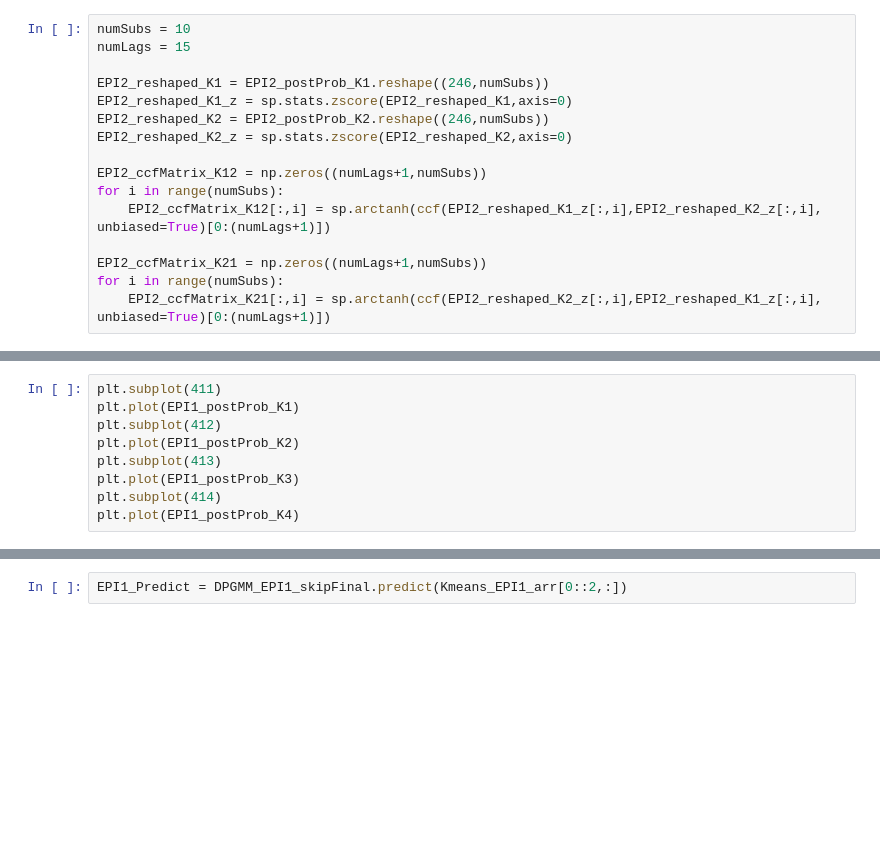
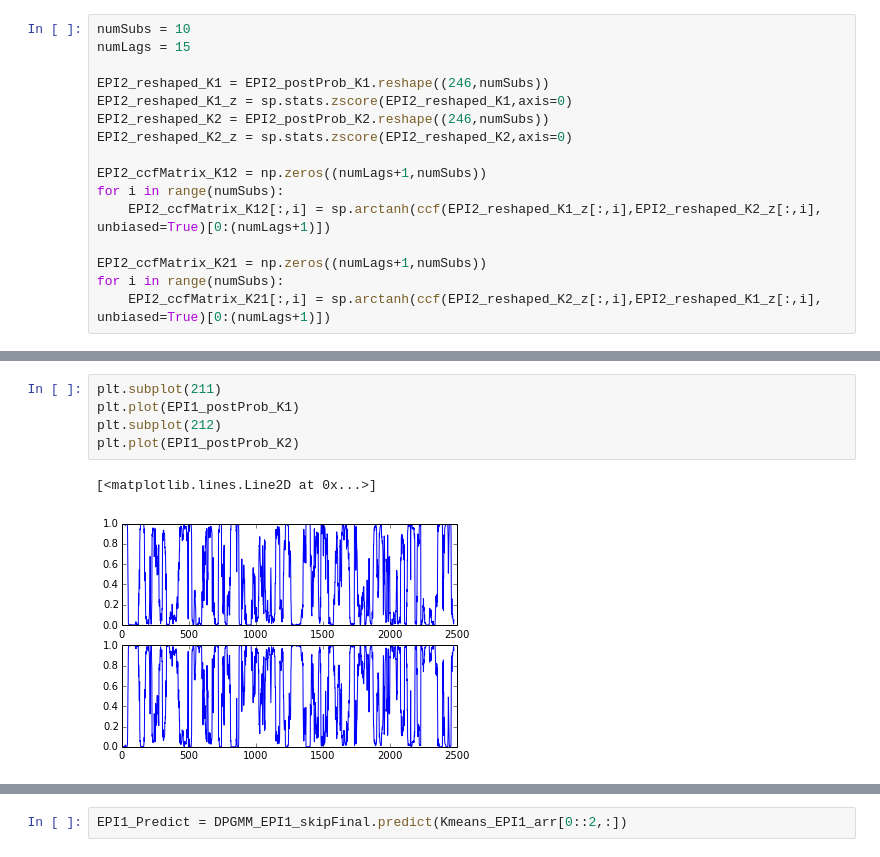
Before and after one commit to JAStark/NeuroImaging_Viz_Project, a Jupyter notebook: data/DPGMM.ipynb, the cells around one changed output, grey strips where cells are left out. Saved outputs shown, nothing was run; the diff lists cells and outputs as text; blank space fills up the shorter version.

```diff
--- a/data/DPGMM.ipynb
+++ b/data/DPGMM.ipynb
@@ -574,9 +790,8 @@ plt.plot(np.mean(EPI2_ccfMatrix_K21,axis=1))
 # %%
-plt.subplot(411)
+plt.subplot(211)
 plt.plot(EPI1_postProb_K1)
-plt.subplot(412)
+plt.subplot(212)
 plt.plot(EPI1_postProb_K2)
-plt.subplot(413)
-plt.plot(EPI1_postProb_K3)
-plt.subplot(414)
-plt.plot(EPI1_postProb_K4)
+# %% [output]
+[<matplotlib.lines.Line2D at 0x...>]
+[figure, added]
```
Also changed, not shown: parts of 32 cells of this notebook, 28 other files.
